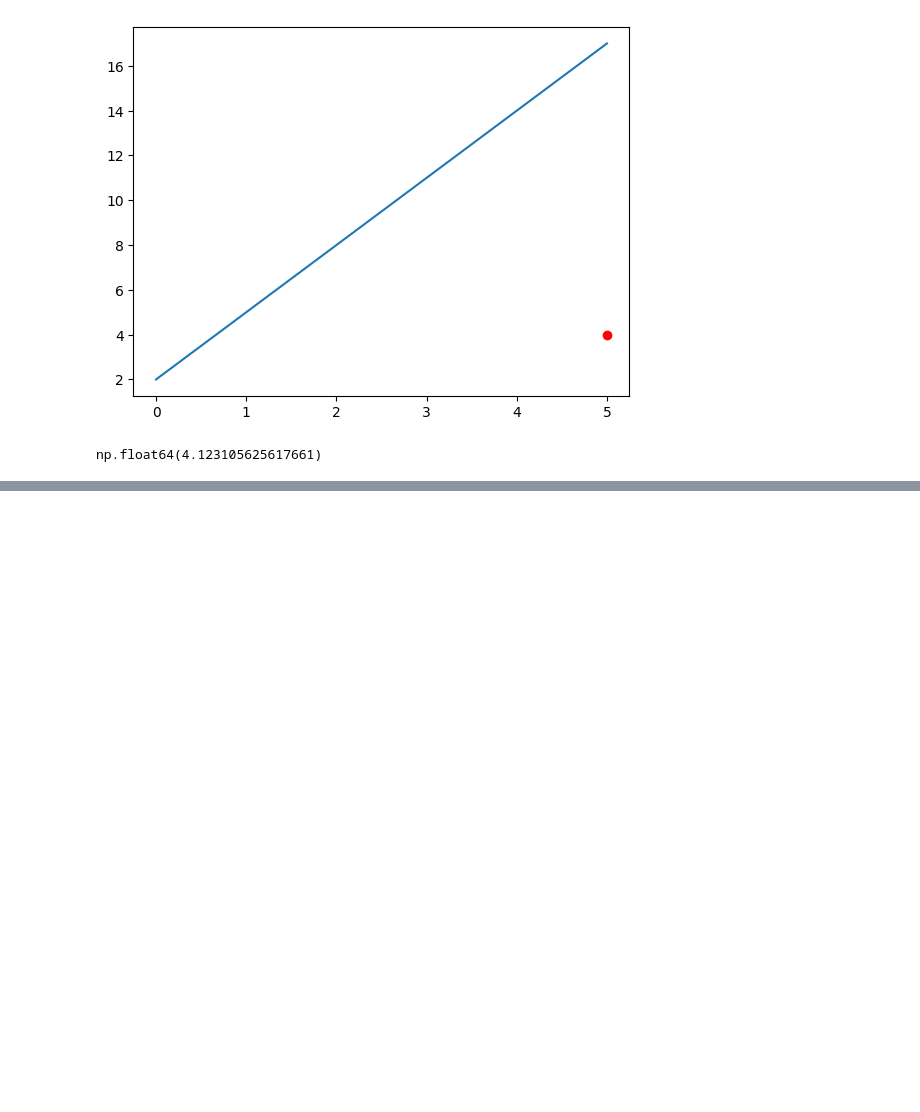
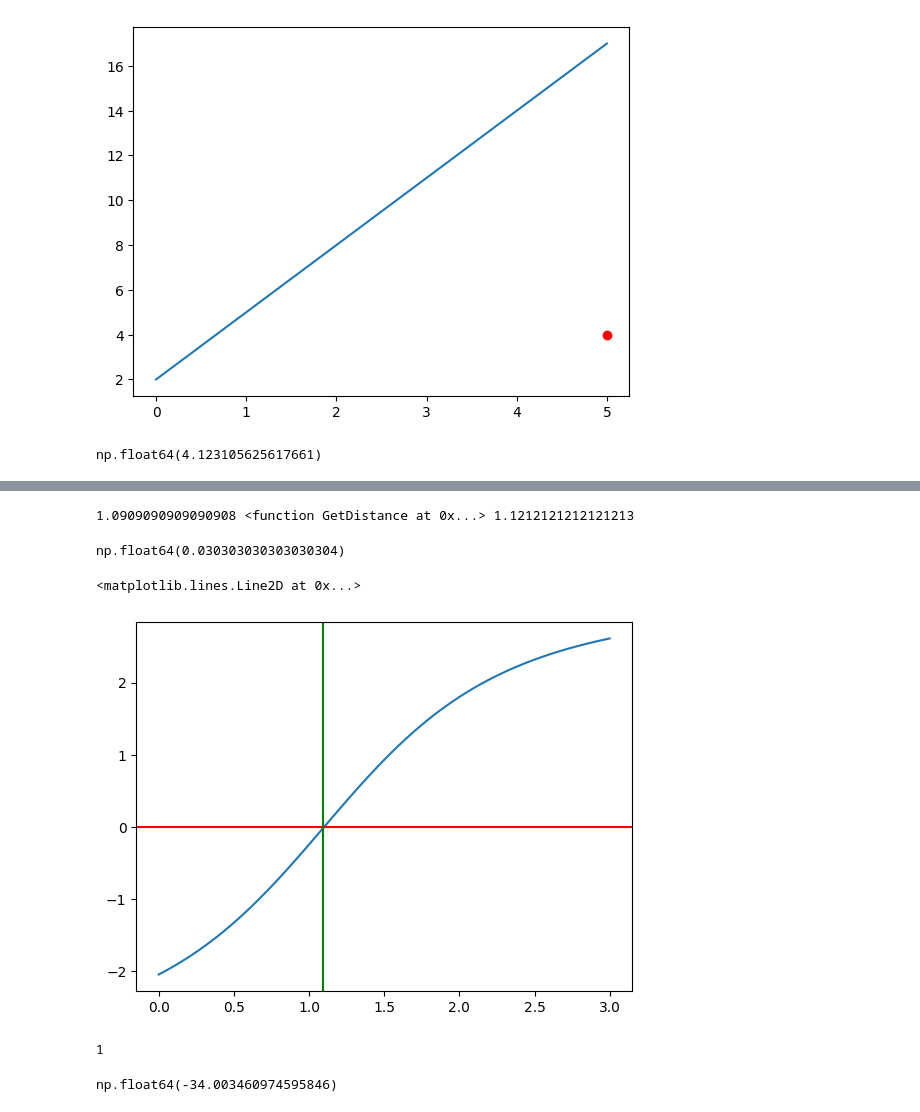
Before and after one commit to asegura4488/MetodosComputacionalesI2025, a Jupyter notebook: Semana3/Raices1.ipynb, the cells around one changed output, grey strips where cells are left out. Cells and saved outputs as stored; diff of their text form; code cells hidden in the pictures; blank space fills up the shorter version.

```diff
--- a/Semana3/Raices1.ipynb
+++ b/Semana3/Raices1.ipynb
@@ -36,0 +46,22 @@ DR = Derivative(Recta,x)
+# %%
+minimo = 0
+for i in range(len(x)-1):
+  fi = Derivative(GetDistance,x[i])
+  fj = Derivative(GetDistance,x[i+1])
+  if fi*fj < 0:
+    print(x[i],GetDistance,x[i+1])
+    minimo = x[i]
+    break
+# %% [output]
+1.0909090909090908 <function GetDistance at 0x...> 1.1212121212121213
+# %%
+x[1]-x[0]
+# %% [output]
+np.float64(0.030303030303030304)
+# %%
+plt.plot(x,DR)
+plt.axhline(y=0,color='r')
+plt.axvline(x=minimo,color='g')
+# %% [output]
+<matplotlib.lines.Line2D at 0x...>
+[figure, added]
@@ -36,0 +92,5 @@ DR = Derivative(Recta,x)
+# %%
+GetNewtonMethod(GetDistance,5)
+# %% [output]
+1
+np.float64(-34.003460974595846)
```
Also changed, not shown: parts of 6 cells of this notebook.
